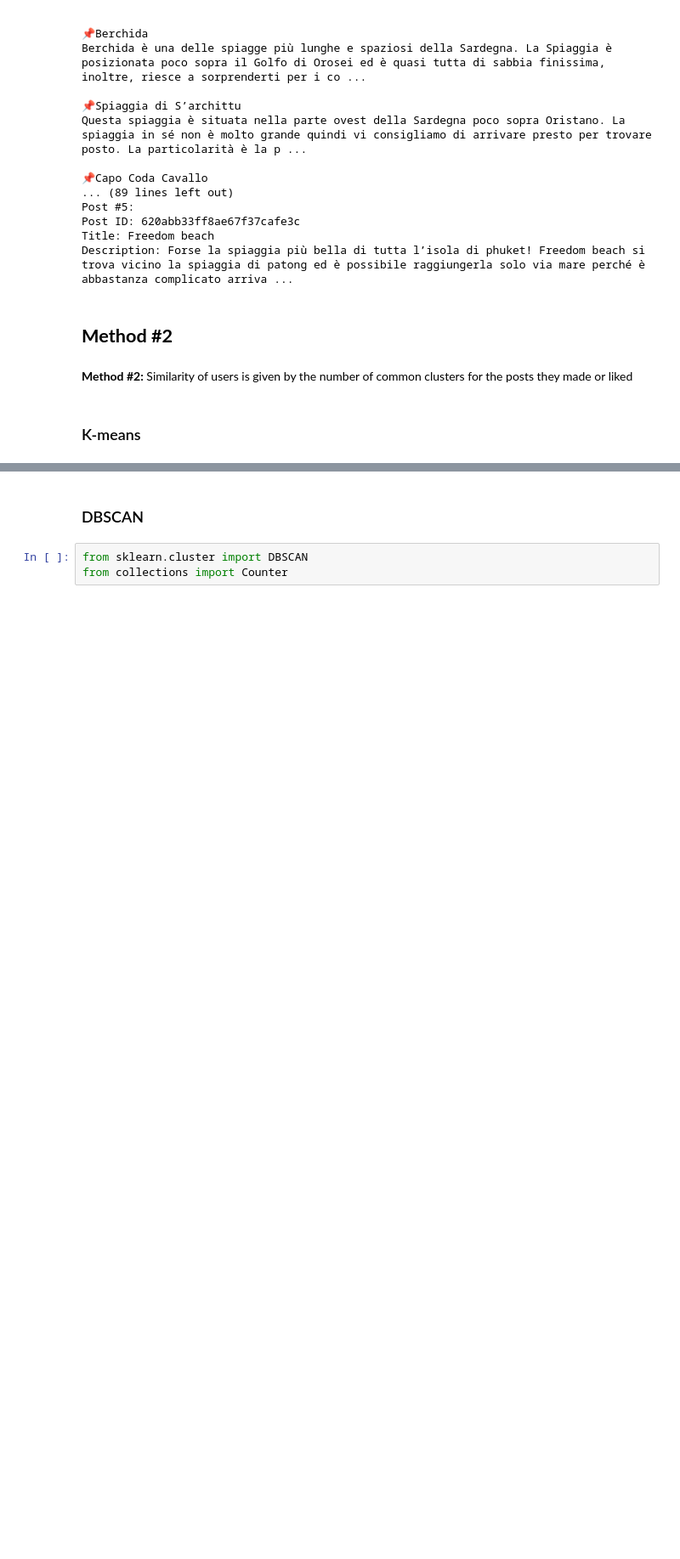
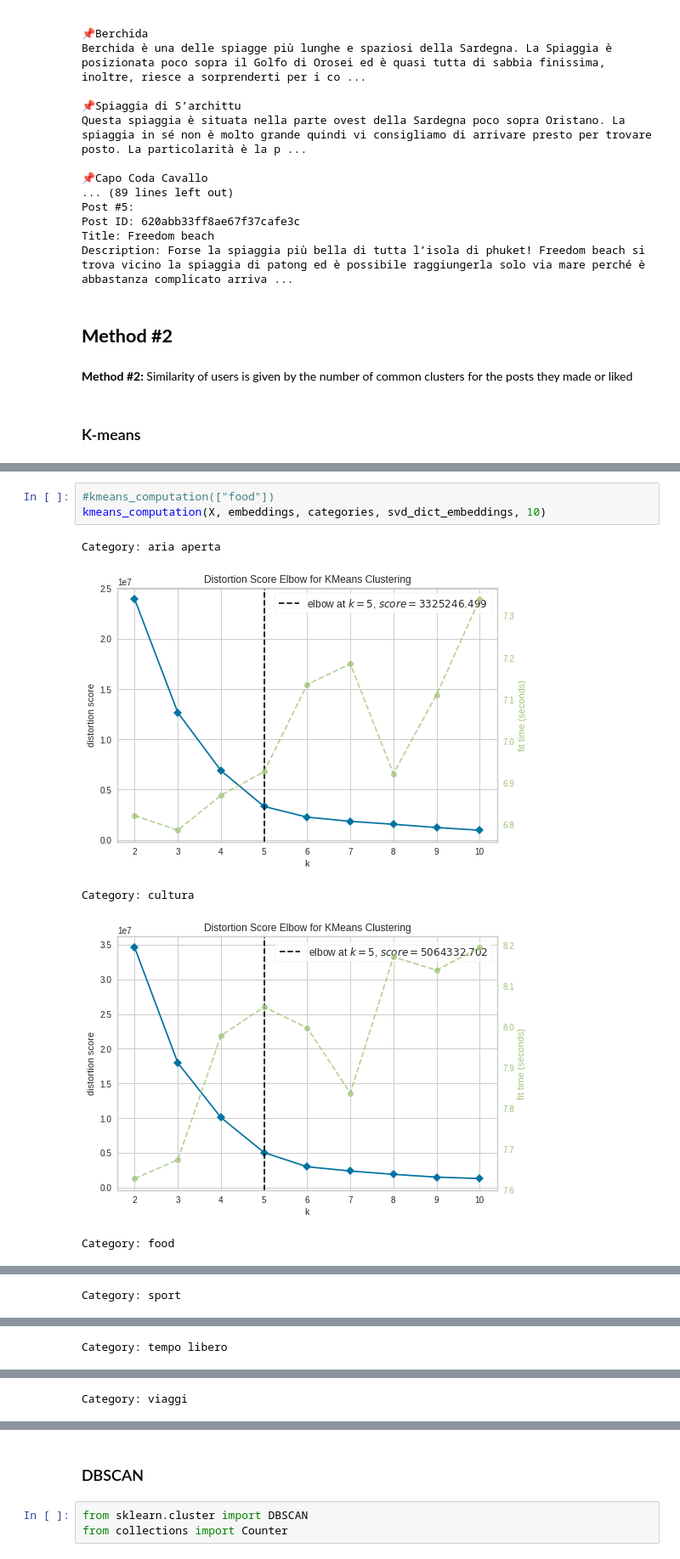
Before and after one commit to GianRomani/Notes, a Jupyter notebook: RecSys.ipynb, the cells around one changed output, grey strips where cells are left out. Shown at 85% size. Drawn from its saved outputs; the diff is of its cells as text; blank space fills up the shorter version.

```diff
--- a/RecSys.ipynb
+++ b/RecSys.ipynb
@@ -516,0 +556,9 @@ Category: viaggi
+# %%
+#kmeans_computation(["food"])
+kmeans_computation(X, embeddings, categories, svd_dict_embeddings, 10)
+# %% [output]
+Category: aria aperta
+[figure, added]
+Category: cultura
+[figure, added]
+Category: food
@@ -516,0 +566 @@ Category: viaggi
+Category: sport
@@ -516,0 +568 @@ Category: viaggi
+Category: tempo libero
@@ -516,0 +570 @@ Category: viaggi
+Category: viaggi
```
Also changed, not shown: parts of 48 cells of this notebook.
